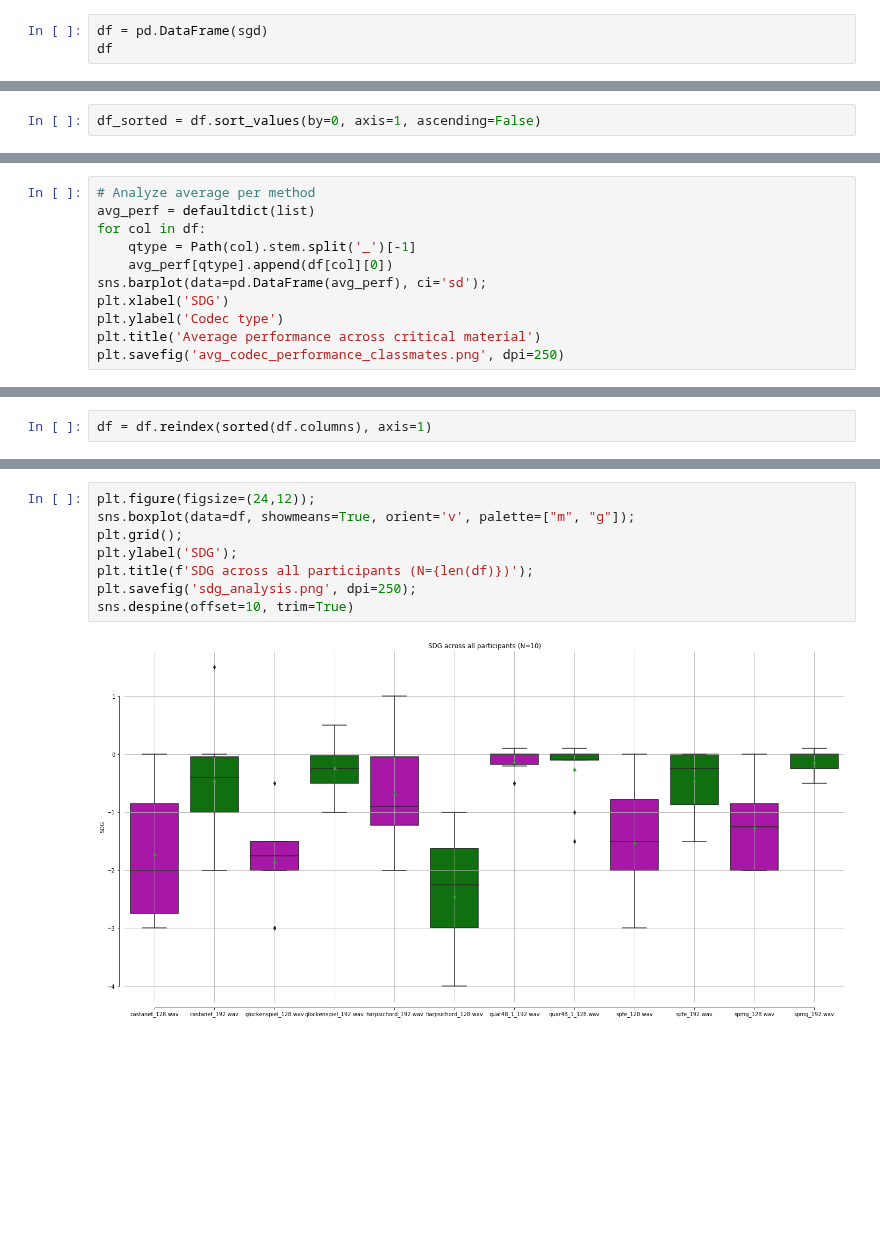
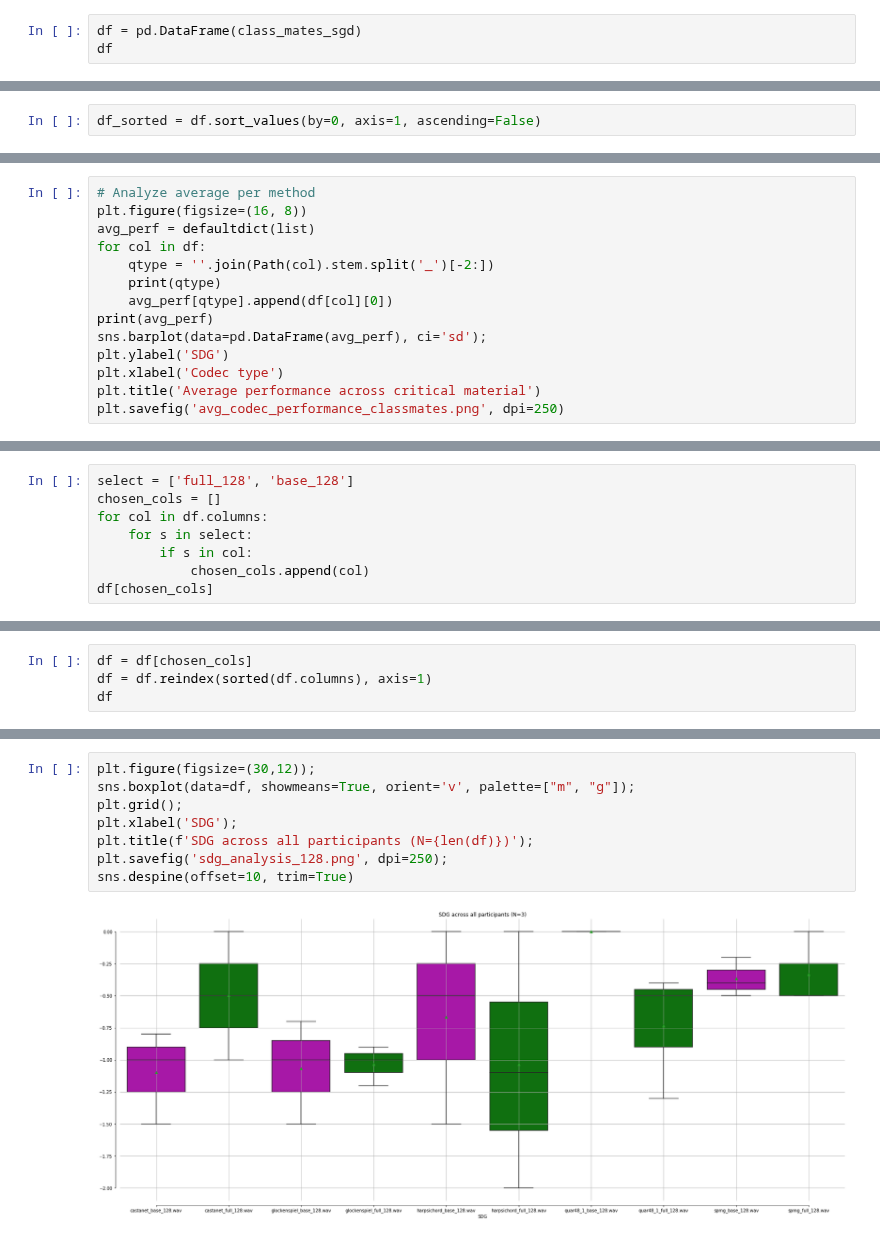
Before and after one commit to Abhipray/audio-codec, a Jupyter notebook: ListeningTests/Analysis.ipynb, the cells around one changed output, grey strips where cells are left out. Saved outputs shown, nothing was run; the diff lists cells and outputs as text; blank space fills up the shorter version.

Commit message:
analysis notebook

```diff
--- a/ListeningTests/Analysis.ipynb
+++ b/ListeningTests/Analysis.ipynb
@@ -19,4 +41,4 @@ for csv in sorted(list(csv_path.glob('*.csv'))):
 # %%
-df = pd.DataFrame(sgd)
+df = pd.DataFrame(class_mates_sgd)
 df
 # %% [output]
@@ -43,12 +59,15 @@ plt.savefig('all_codecs_sdg.png', dpi=230)
 # %%
 # Analyze average per method
+plt.figure(figsize=(16, 8))
 avg_perf = defaultdict(list)
 for col in df:
-    qtype = Path(col).stem.split('_')[-1]
+    qtype = ''.join(Path(col).stem.split('_')[-2:])
+    print(qtype)
     avg_perf[qtype].append(df[col][0])
+print(avg_perf)
 sns.barplot(data=pd.DataFrame(avg_perf), ci='sd');
-plt.xlabel('SDG')
-plt.ylabel('Codec type')
+plt.ylabel('SDG')
+plt.xlabel('Codec type')
 plt.title('Average performance across critical material')
 plt.savefig('avg_codec_performance_classmates.png', dpi=250)
 # %% [output]
@@ -55,0 +92,8 @@ plt.savefig('avg_codec_performance_classmates.png', dpi=250)
+# %%
+select = ['full_128', 'base_128']
+chosen_cols = []
+for col in df.columns:
+    for s in select:
+        if s in col:
+            chosen_cols.append(col)
+df[chosen_cols]
@@ -56,2 +105,4 @@ plt.savefig('avg_codec_performance_classmates.png', dpi=250)
 # %%
+df = df[chosen_cols]
 df = df.reindex(sorted(df.columns), axis=1)
+df
@@ -58,10 +114,10 @@ df = df.reindex(sorted(df.columns), axis=1)
 # %%
-plt.figure(figsize=(24,12));
+plt.figure(figsize=(30,12));
 sns.boxplot(data=df, showmeans=True, orient='v', palette=["m", "g"]);
 plt.grid();
-plt.ylabel('SDG');
+plt.xlabel('SDG');
 plt.title(f'SDG across all participants (N={len(df)})');
-plt.savefig('sdg_analysis.png', dpi=250);
+plt.savefig('sdg_analysis_128.png', dpi=250);
 sns.despine(offset=10, trim=True)
 # %% [output]
-[figure, old version]
+[figure, new version]
```
Also changed, not shown: parts of 7 cells of this notebook.
